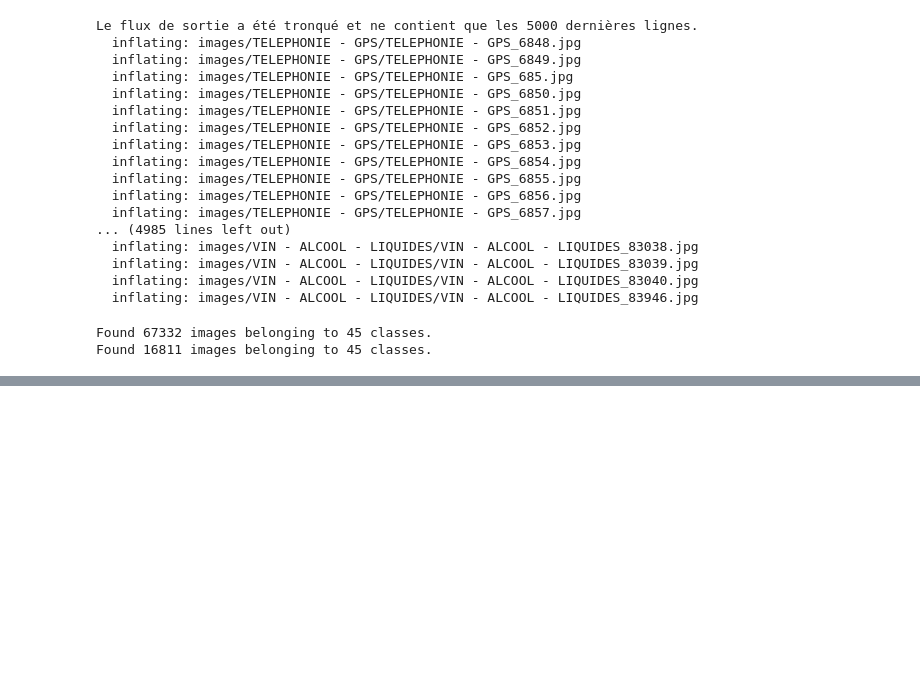
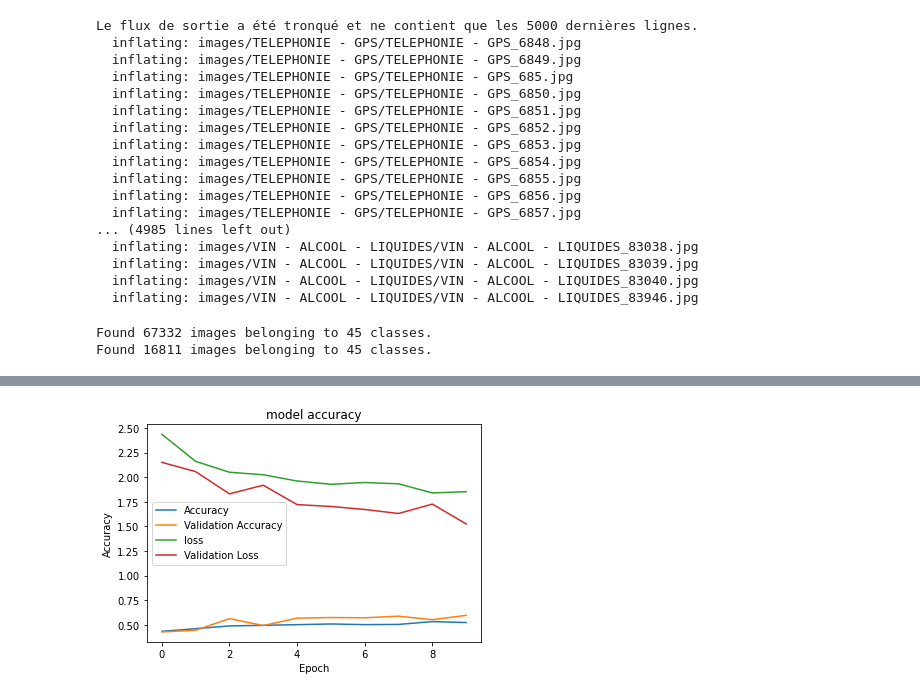
Before and after one commit to Deep-Learning-IA-School-Project/cdiscount-classfication, a Jupyter notebook: DLModel.ipynb, the cells around one changed output, grey strips where cells are left out. Saved outputs shown, nothing was run; the diff lists cells and outputs as text; code cells hidden in the pictures; blank space fills up the shorter version.

Commit message:
Model with generator getting pictures from folders

```diff
--- a/DLModel.ipynb
+++ b/DLModel.ipynb
@@ -115,37 +35,38 @@ IMG_WIDTH = 180
 IMG_HEIGHT = 180
 BATCH_SIZE = 32
 # %%
-train_datagen = train_datagen = ImageDataGenerator( rescale = 1.0/255, validation_split=0.2)
+train_datagen = ImageDataGenerator( rescale = 1.0/255, validation_split=0.2)
 
 train_generator = train_datagen.flow_from_directory(
     TRAIN_DIR,
     target_size=(IMG_HEIGHT, IMG_WIDTH),
     batch_size=BATCH_SIZE,
-    class_mode='binary',
+    class_mode='categorical',
     subset='training') # set as training data
 
 validation_generator = train_datagen.flow_from_directory(
     TRAIN_DIR, # same directory as training data
     target_size=(IMG_HEIGHT, IMG_WIDTH),
     batch_size=BATCH_SIZE,
-    class_mode='binary',
+    class_mode='categorical',
     subset='validation') # set as validation data
 # %% [output]
 Found 67332 images belonging to 45 classes.
 Found 16811 images belonging to 45 classes.
 # %%
-# Créez un modèle de réseau neuronal convolutionnel
 model = Sequential()
-model.add(Conv2D(32, kernel_size=(3,3), activation='relu', input_shape=(180,180,3)))
-model.add(MaxPooling2D(pool_size=(2,2)))
-model.add(Conv2D(64, kernel_size=(3,3), activation='relu'))
-model.add(MaxPooling2D(pool_size=(2,2)))
-model.add(Conv2D(128, kernel_size=(3,3), activation='relu'))
-model.add(MaxPooling2D(pool_size=(2,2)))
+model.add(Conv2D(32, kernel_size=(3, 3), activation='relu', input_shape=(180, 180, 3)))
+model.add(MaxPooling2D(pool_size=(2, 2)))
+model.add(Conv2D(64, kernel_size=(3, 3), activation='relu'))
+model.add(MaxPooling2D(pool_size=(2, 2)))
+model.add(Conv2D(128, kernel_size=(3, 3), activation='relu'))
+model.add(MaxPooling2D(pool_size=(2, 2)))
+model.add(Conv2D(256, kernel_size=(3, 3), activation='relu'))
+model.add(MaxPooling2D(pool_size=(2, 2)))
 model.add(Flatten())
 model.add(Dense(512, activation='relu'))
 model.add(Dropout(0.5))
-model.add(Dense(1, activation='softmax'))
+model.add(Dense(45, activation='softmax'))
 
 model.summary()
 # %% [output]
@@ -170,10 +91,11 @@ _________________________________________________________________
 # Compilez le modèle
 model.compile(loss='categorical_crossentropy', optimizer='adam', metrics=['accuracy'])
 
+
 # Entraînez le modèle
 history = model.fit(train_generator,
                     validation_data=validation_generator,
-                    steps_per_epoch=1200 // BATCH_SIZE,
-                    epochs=1,
-                    validation_steps=300 // BATCH_SIZE)
+                    steps_per_epoch=100 ,
+                    epochs=10,
+                    validation_steps=50)
 # %% [output]
@@ -180,0 +122,14 @@ history = model.fit(train_generator,
+# %%
+import matplotlib.pyplot as plt
+
+plt.plot(history.history["accuracy"])
+plt.plot(history.history['val_accuracy'])
+plt.plot(history.history['loss'])
+plt.plot(history.history['val_loss'])
+plt.title("model accuracy")
+plt.ylabel("Accuracy")
+plt.xlabel("Epoch")
+plt.legend(["Accuracy","Validation Accuracy","loss","Validation Loss"])
+plt.show()
+# %% [output]
+[figure, added]
```
Also changed, not shown: parts of 18 cells of this notebook.
